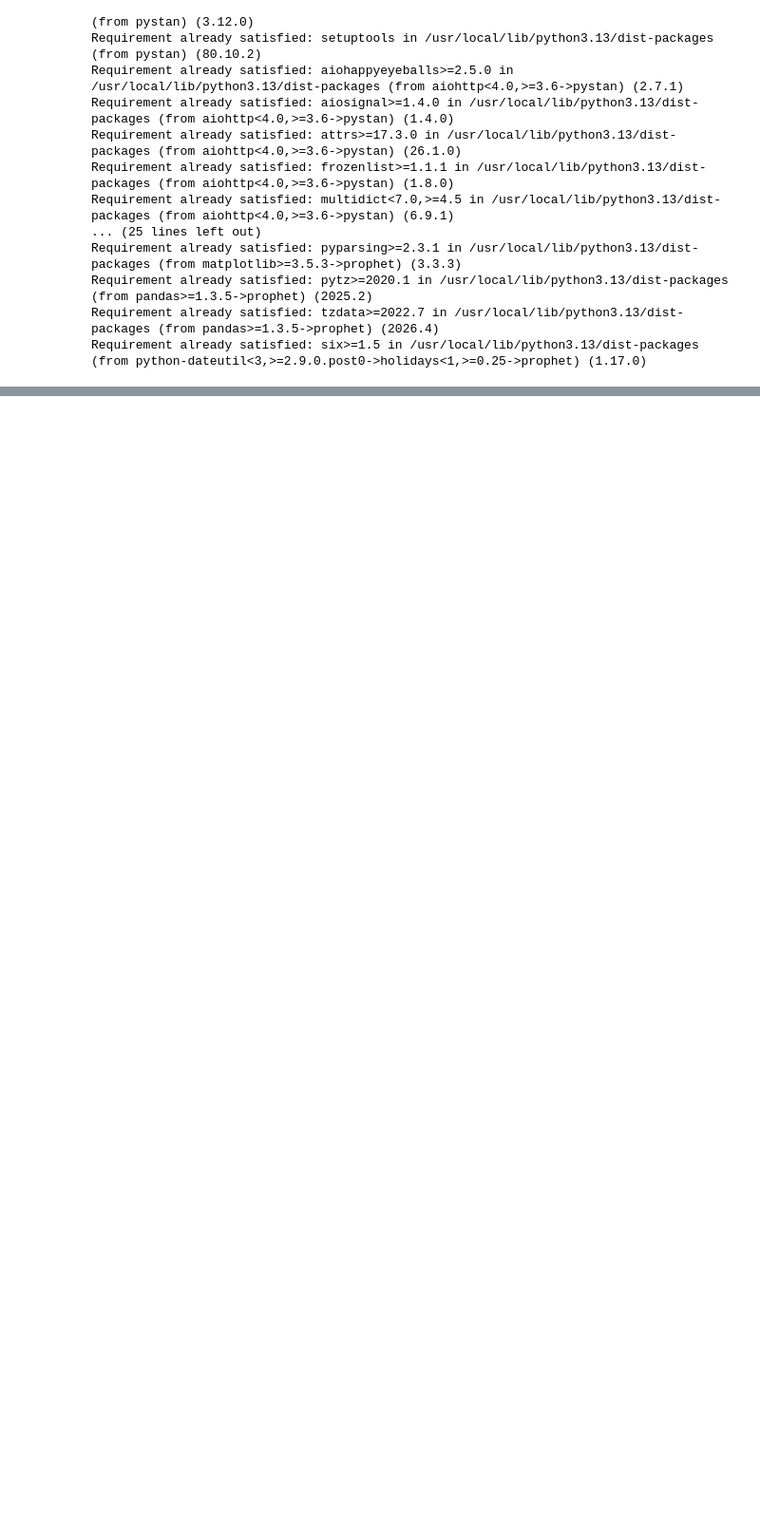
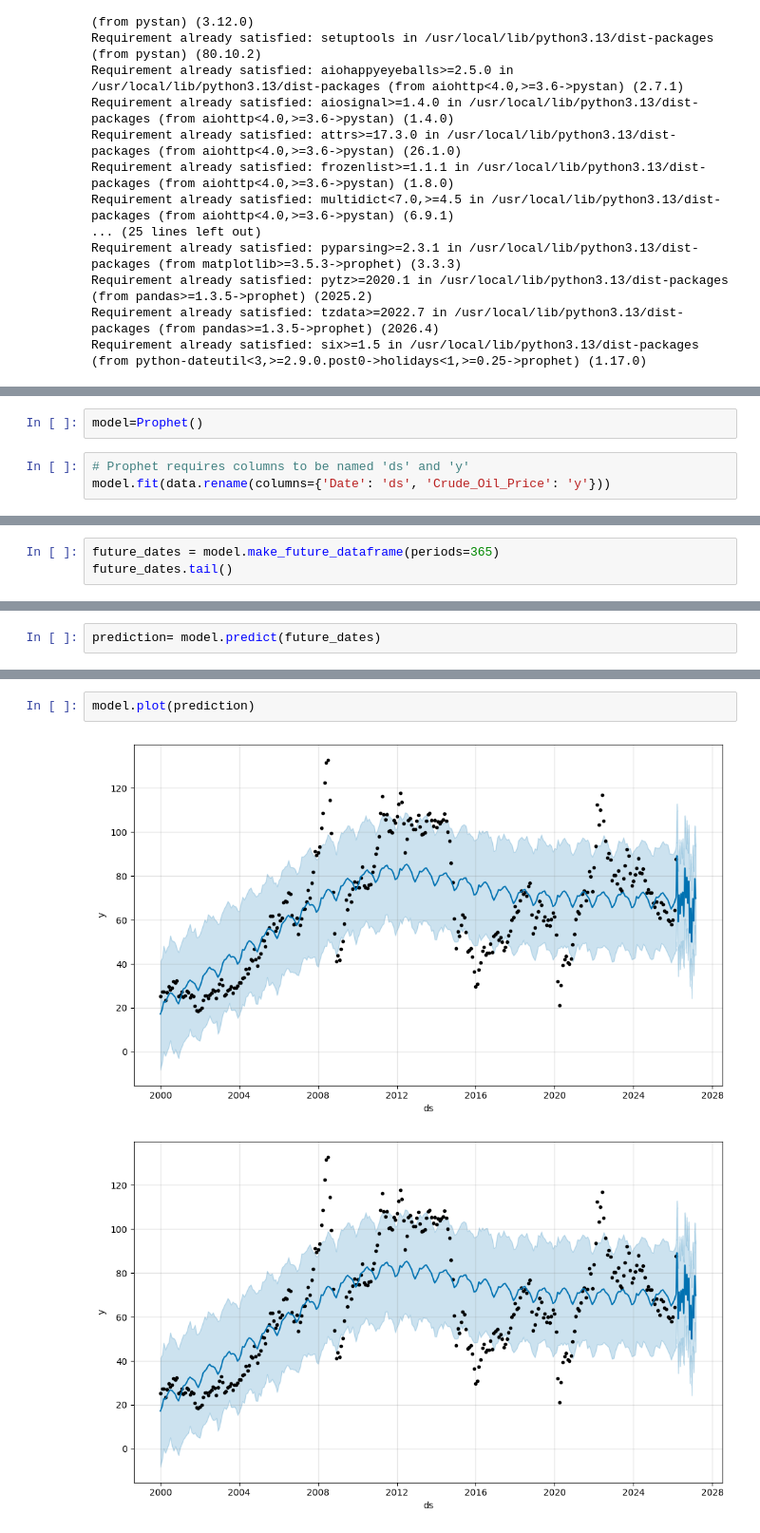
Before and after one commit to Girawale-Sanket/Time-Series-Assignment, a Jupyter notebook: FB_Prophet.ipynb, the cells around one changed output, grey strips where cells are left out. Shown at 95% size. Drawn from its saved outputs; the diff is of its cells as text; blank space fills up the shorter version.

```diff
--- a/FB_Prophet.ipynb
+++ b/FB_Prophet.ipynb
@@ -23,0 +146,5 @@ Requirement already satisfied: six>=1.5 in /usr/local/lib/python3.13/dist-packag
+# %%
+model=Prophet()
+# %%
+# Prophet requires columns to be named 'ds' and 'y'
+model.fit(data.rename(columns={'Date': 'ds', 'Crude_Oil_Price': 'y'}))
@@ -23,0 +155,3 @@ Requirement already satisfied: six>=1.5 in /usr/local/lib/python3.13/dist-packag
+# %%
+future_dates = model.make_future_dataframe(periods=365)
+future_dates.tail()
@@ -23,0 +165,2 @@ Requirement already satisfied: six>=1.5 in /usr/local/lib/python3.13/dist-packag
+# %%
+prediction= model.predict(future_dates)
@@ -23,0 +176,5 @@ Requirement already satisfied: six>=1.5 in /usr/local/lib/python3.13/dist-packag
+# %%
+model.plot(prediction)
+# %% [output]
+[figure, added]
+[figure, added]
```
Also changed, not shown: parts of 19 cells of this notebook.
